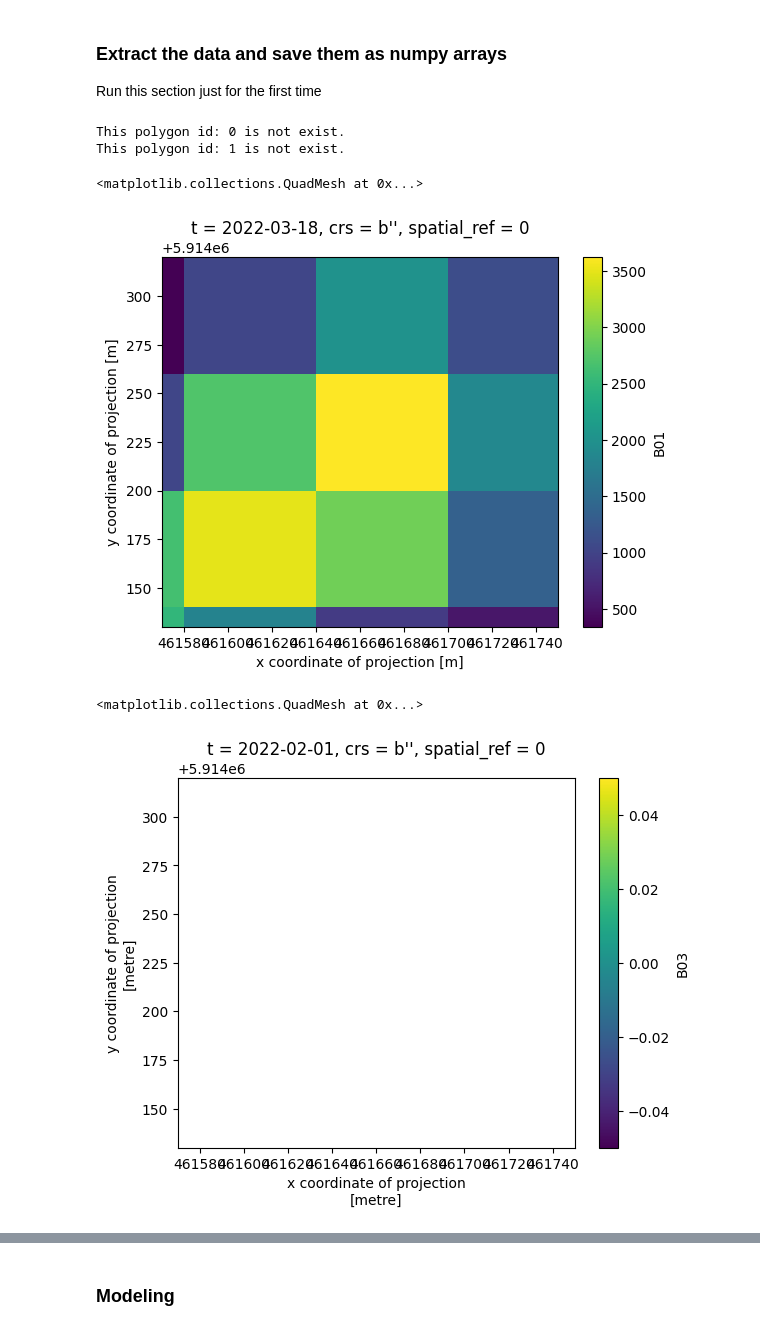
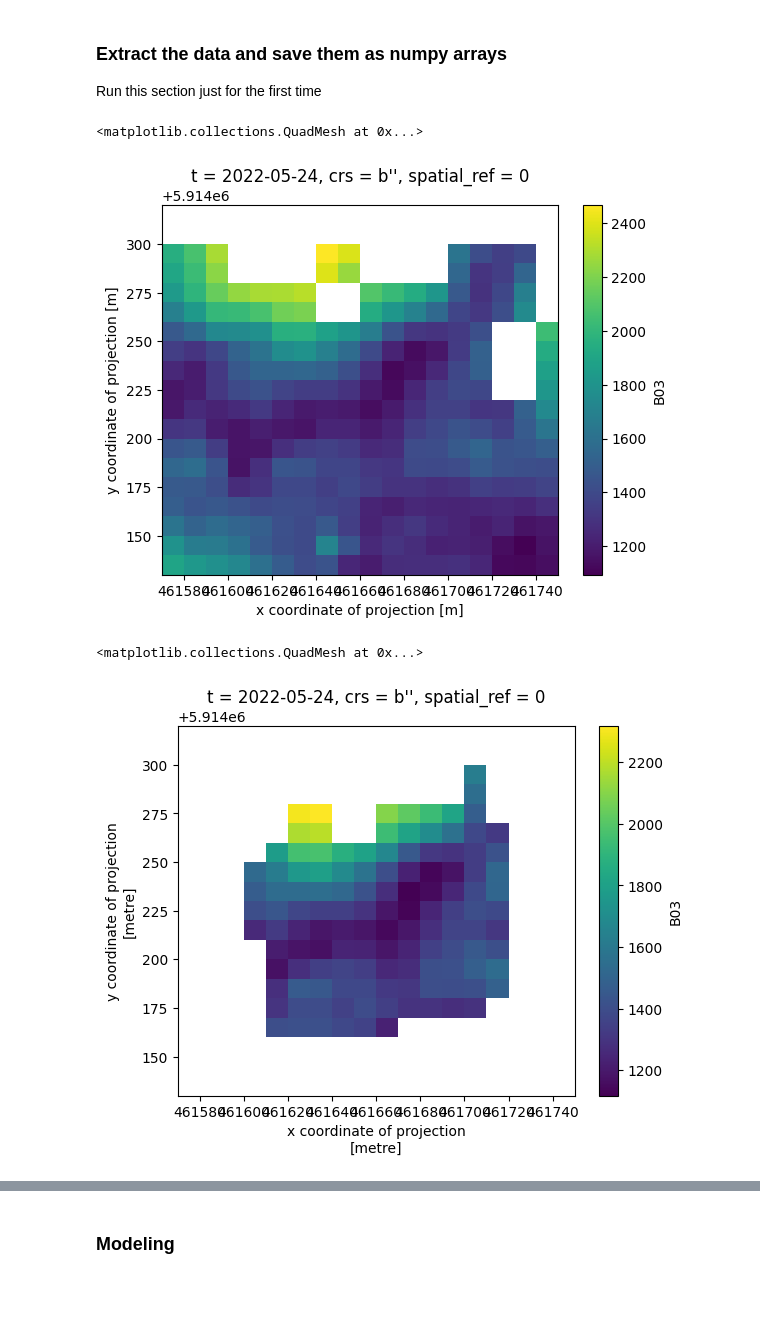
Before and after one commit to clausmichele/openEO_photovoltaic, a Jupyter notebook: notebooks/3D_Modeling.ipynb, the cells around one changed output, grey strips where cells are left out. Cells and saved outputs as stored; diff of their text form; code cells hidden in the pictures; blank space fills up the shorter version.

```diff
--- a/notebooks/3D_Modeling.ipynb
+++ b/notebooks/3D_Modeling.ipynb
@@ -42,33 +43,28 @@ bands = ['B01','B02','B03','B04',
 # %%
-for i, geom in big_pv_geoms_buffer.iterrows():
-    try:
-        data = xr.open_dataset(f"{data_dir}/s2/germany/s2_2022_{i}.nc",decode_coords="all")
+# Plot random PV farm
+farm_id = 2
 
-        ## This step to fill the gaps (nan values) spatially
-        data = data.groupby('t').apply(lambda x: x.fillna(x.mean(dim=('x','y'))))
-        #data_filled['crs'] = data.crs
-        data.rio.write_crs("epsg:32633", inplace=True) #32633
+data = xr.open_dataset(f"{data_dir}/s2/germany/s2_2022_{farm_id}.nc",decode_coords="all")
+geom = big_pv_geoms_32632.iloc[farm_id]
 
-        ## Filter clouds pixels
-        cloud_mask = np.bitwise_or((data.SCL == 8),(data.SCL == 9))
-        geodf = gpd.GeoDataFrame(geometry=[geom["geometry"]],crs="EPSG:32632")
-        data = data.where(~cloud_mask)
+# This step to fill the gaps (nan values) spatially
+data = data.groupby('t').apply(lambda x: x.fillna(x.mean(dim=('x','y'))))
+data.rio.write_crs("epsg:32633", inplace=True) #32633
 
-        ## Clip the farm polygon
-        clipped = data.rio.clip(geodf.geometry.values, geodf.crs, drop=False, invert=False)
-        break
-    except:
-         print(f"This polygon id: {i} is not exist.")
+# Filter clouds pixels
+cloud_mask = np.bitwise_or((data.SCL == 8),(data.SCL == 9))
+geodf = gpd.GeoDataFrame(geometry=[geom["geometry"]],crs="EPSG:32633")
+data = data.where(~cloud_mask)
+
+# Clip the farm polygon
+clipped = data.rio.clip(geodf.geometry.values, geodf.crs, drop=False, invert=False)
-# %% [output]
-This polygon id: 0 is not exist.
-This polygon id: 1 is not exist.
 # %%
-data['B01'][30].plot()
+data['B03'][55].plot()
 # %% [output]
 <matplotlib.collections.QuadMesh at 0x...>
-[figure, old version]
+[figure, new version]
 # %%
-clipped['B03'][12].plot()
+clipped['B03'][55].plot()
 # %% [output]
 <matplotlib.collections.QuadMesh at 0x...>
-[figure, old version]
+[figure, new version]
```
Also changed, not shown: parts of 43 cells of this notebook, 11 other files.
